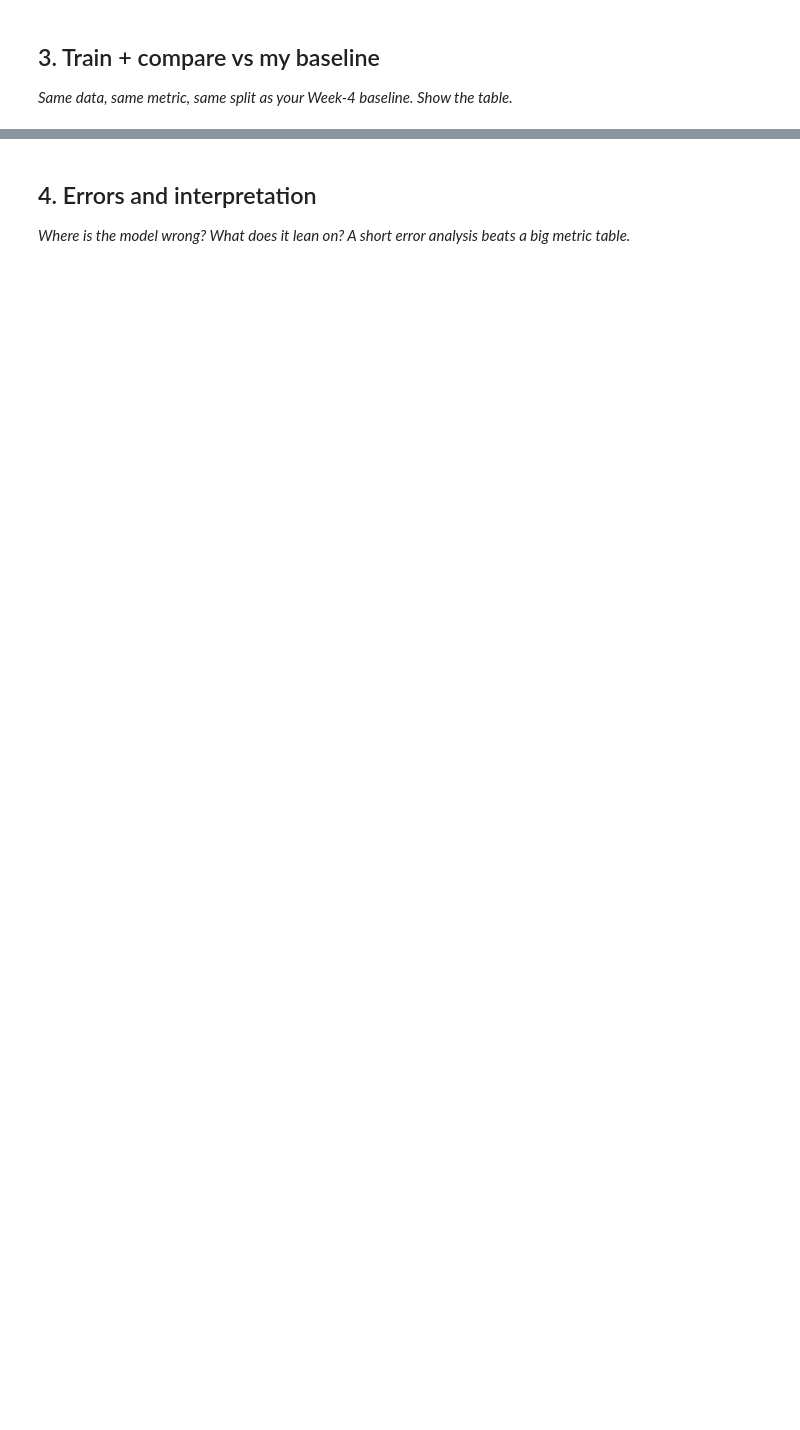
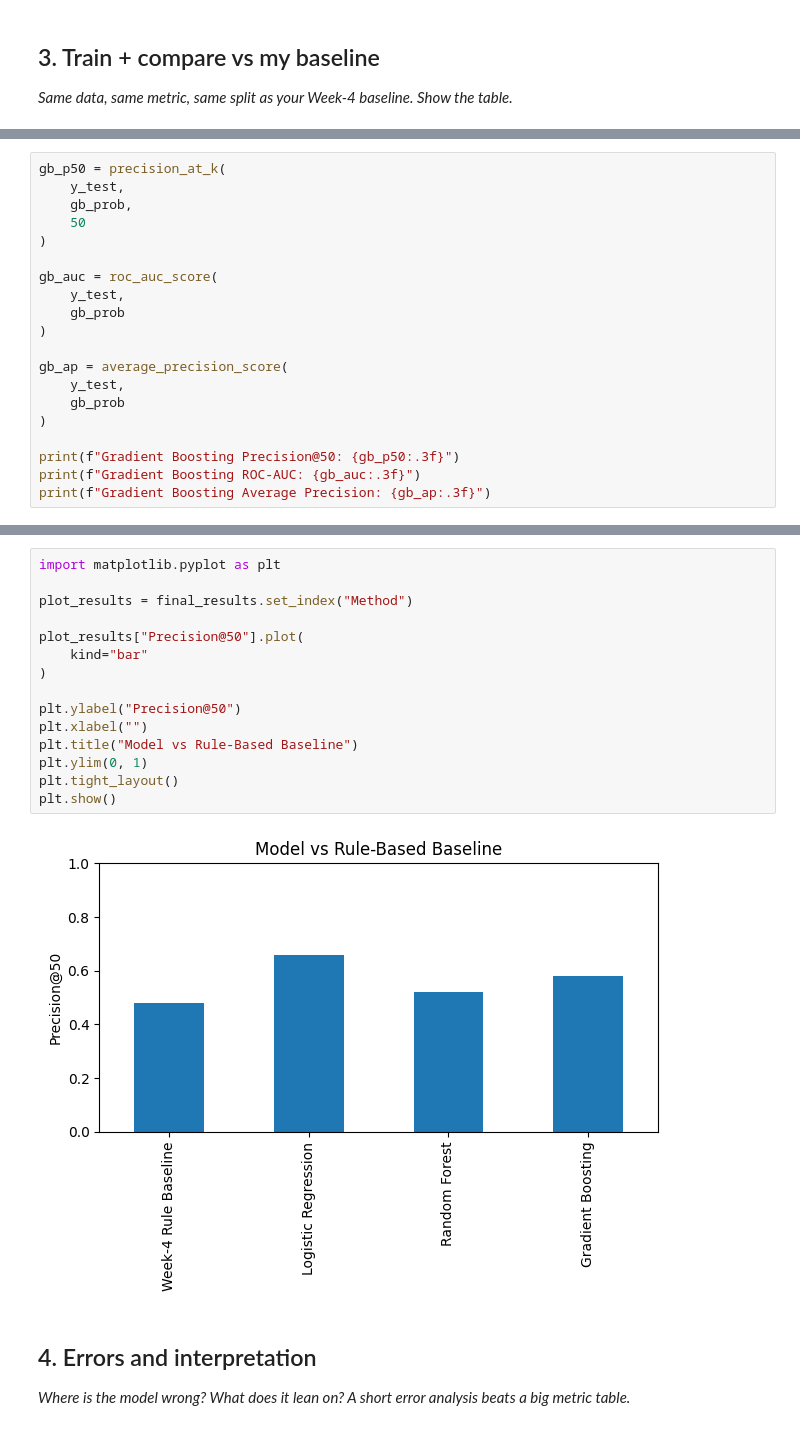
Before and after one commit to Malang43/flyrank-ml-internship-Malang43, a Jupyter notebook: work/notebooks/w05_model.ipynb, the cells around one changed output, grey strips where cells are left out. Drawn from its saved outputs; the diff is of its cells as text; blank space fills up the shorter version.

```diff
--- a/work/notebooks/w05_model.ipynb
+++ b/work/notebooks/w05_model.ipynb
@@ -29,0 +387,20 @@ This skeleton is yours to fill. Work the sections **in order** — each one has
+# %%
+gb_p50 = precision_at_k(
+    y_test,
+    gb_prob,
+    50
+)
+
+gb_auc = roc_auc_score(
+    y_test,
+    gb_prob
+)
+
+gb_ap = average_precision_score(
+    y_test,
+    gb_prob
+)
+
+print(f"Gradient Boosting Precision@50: {gb_p50:.3f}")
+print(f"Gradient Boosting ROC-AUC: {gb_auc:.3f}")
+print(f"Gradient Boosting Average Precision: {gb_ap:.3f}")
@@ -30,3 +476,20 @@ This skeleton is yours to fill. Work the sections **in order** — each one has
+# %%
+import matplotlib.pyplot as plt
+
+plot_results = final_results.set_index("Method")
+
+plot_results["Precision@50"].plot(
+    kind="bar"
+)
+
+plt.ylabel("Precision@50")
+plt.xlabel("")
+plt.title("Model vs Rule-Based Baseline")
+plt.ylim(0, 1)
+plt.tight_layout()
+plt.show()
+# %% [output]
+[figure, added]
 # %% [markdown]
 ## 4. Errors and interpretation
 
```
Also changed, not shown: parts of 29 cells of this notebook.
